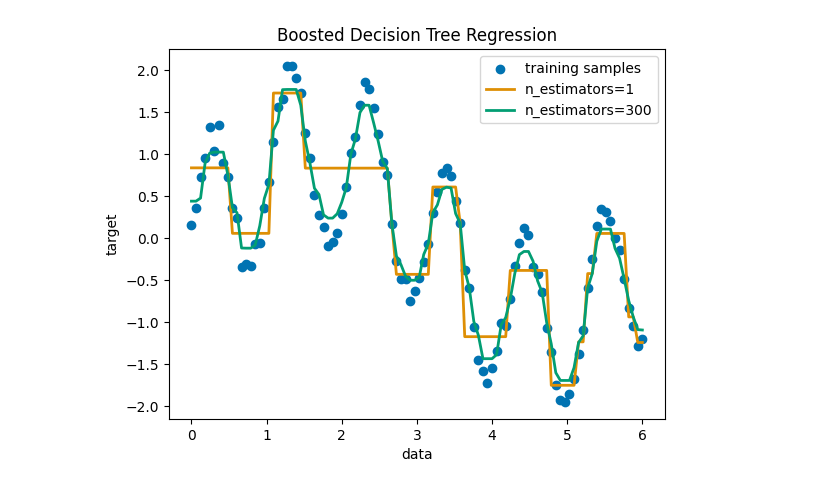
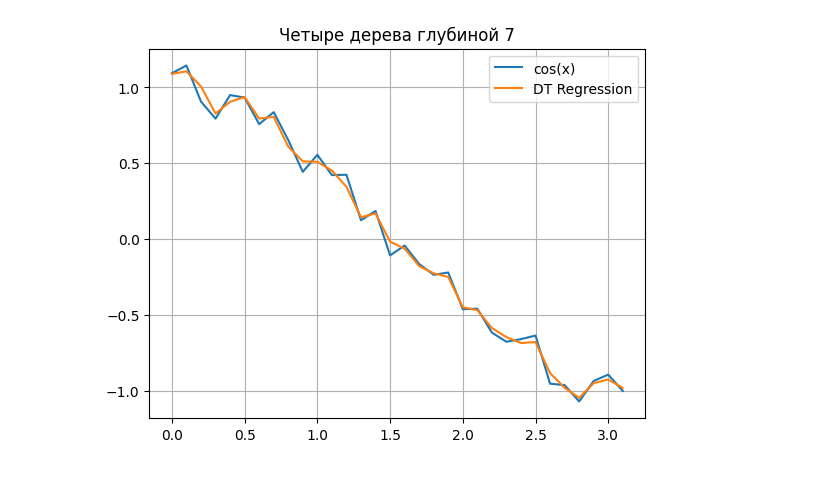
Before and after one commit to Sergey-Kiselev-dev/ML_sem_pub, a Jupyter notebook: ML_04_selfedu_ml_41a.ipynb, the cells around one changed output. Saved outputs shown, nothing was run; the diff lists cells and outputs as text; code cells hidden in the pictures.

```diff
--- a/ML_04_selfedu_ml_41a.ipynb
+++ b/ML_04_selfedu_ml_41a.ipynb
@@ -45,17 +2,0 @@ Finally, we plot how well our two regressors, single decision tree regressor and
-# %%
-import matplotlib.pyplot as plt
-import seaborn as sns
-
-colors = sns.color_palette("colorblind")
-
-plt.figure()
-plt.scatter(X, y, color=colors[0], label="training samples")
-plt.plot(X, y_1, color=colors[1], label="n_estimators=1", linewidth=2)
-plt.plot(X, y_2, color=colors[2], label="n_estimators=300", linewidth=2)
-plt.xlabel("data")
-plt.ylabel("target")
-plt.title("Boosted Decision Tree Regression")
-plt.legend()
-plt.show()
-# %% [output]
-[figure, removed]
@@ -61,0 +9,18 @@ plt.show()
+# %%
+x = np.arange(0, np.pi, 0.1)
+n_samples = len(x)
+y = np.cos(x) + np.random.normal(0.0, 0.1, n_samples)
+x = x.reshape(-1, 1)
+# %%
+clf = RandomForestRegressor(max_depth=7, n_estimators=18, random_state=1)
+clf.fit(x, y)
+yy = clf.predict(x)
+
+plt.plot(x, y, label="cos(x)")
+plt.plot(x, yy, label="DT Regression")
+plt.grid()
+plt.legend()
+plt.title('Четыре дерева глубиной 7')
+plt.show()
+# %% [output]
+[figure, added]
```
Also changed, not shown: parts of 6 cells of this notebook.
